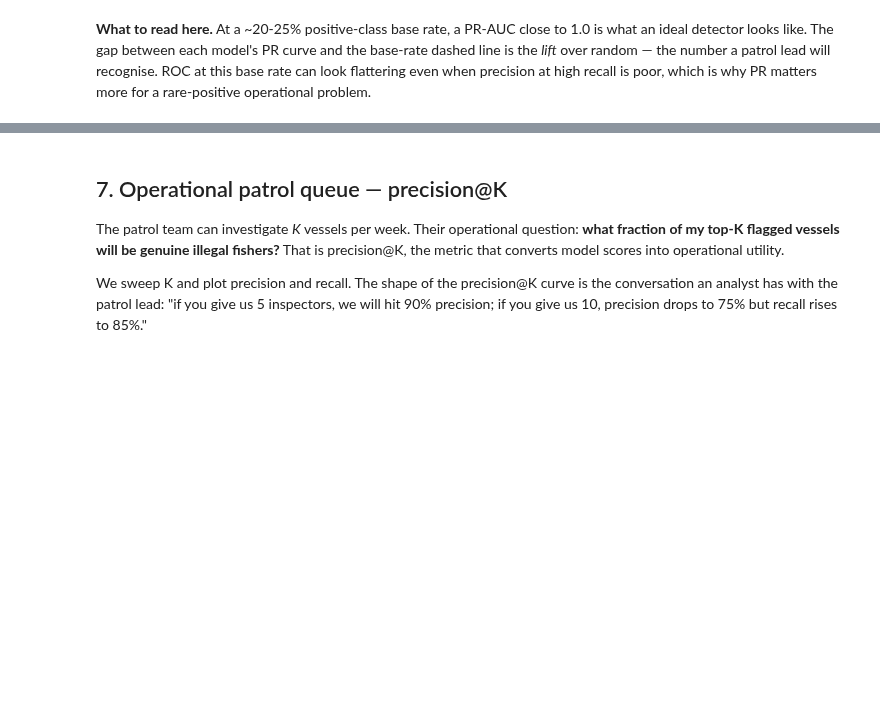
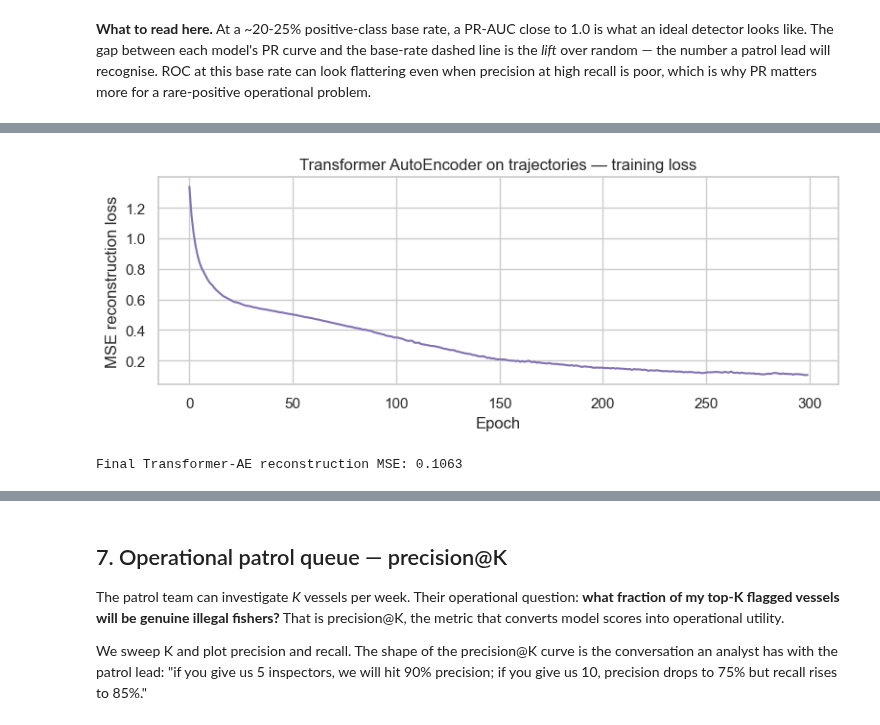
Before and after one commit to DiogoRibeiro7/ds-projects-portfolio, a Jupyter notebook: notebooks/maritime_illegal_fishing_detection.ipynb, the cells around one changed output, grey strips where cells are left out. Drawn from its saved outputs; the diff is of its cells as text; code cells hidden in the pictures; blank space fills up the shorter version.

```diff
--- a/notebooks/maritime_illegal_fishing_detection.ipynb
+++ b/notebooks/maritime_illegal_fishing_detection.ipynb
@@ -442,0 +736,67 @@ HistGBC (supervised, held-out test only) ROC-AUC=0.978  PR-AUC=0.917
+# %%
+# --- Transformer AutoEncoder on the same daily-resampled trajectories ---
+# Small encoder-decoder: input-proj -> positional encoding -> encoder layers -> bottleneck -> decoder layers -> output-proj.
+# Same trajectory tensor as the LSTM-AE; direct head-to-head comparison.
+
+torch.manual_seed(19)
+
+
+class TransformerAE(nn.Module):
+    def __init__(self, n_feats: int, d_model: int = 32, nhead: int = 4, num_layers: int = 2, seq_len: int = SEQ_LEN, latent: int = 16):
+        super().__init__()
+        self.seq_len = seq_len
+        self.d_model = d_model
+        self.input_proj = nn.Linear(n_feats, d_model)
+        self.pos_encoding = nn.Parameter(torch.zeros(1, seq_len, d_model))
+        encoder_layer = nn.TransformerEncoderLayer(
+            d_model=d_model, nhead=nhead, dim_feedforward=64, batch_first=True, dropout=0.1
+        )
+        self.encoder = nn.TransformerEncoder(encoder_layer, num_layers=num_layers)
+        self.to_latent = nn.Linear(d_model * seq_len, latent)
+        self.from_latent = nn.Linear(latent, d_model * seq_len)
+        decoder_layer = nn.TransformerEncoderLayer(
+            d_model=d_model, nhead=nhead, dim_feedforward=64, batch_first=True, dropout=0.1
+        )
+        self.decoder = nn.TransformerEncoder(decoder_layer, num_layers=num_layers)
+        self.output_proj = nn.Linear(d_model, n_feats)
+
+    def forward(self, x: torch.Tensor) -> torch.Tensor:
+        B, T, _ = x.shape
+        h = self.input_proj(x) + self.pos_encoding
+        h = self.encoder(h)
+        z = self.to_latent(h.reshape(B, -1))
+        h2 = self.from_latent(z).reshape(B, T, self.d_model)
+        h2 = self.decoder(h2)
+        return self.output_proj(h2)
+
+
+tr_ae = TransformerAE(n_feats=len(SEQ_FEATS))
+opt = torch.optim.Adam(tr_ae.parameters(), lr=3e-3)
+tr_losses = []
+for epoch in range(300):
+    tr_ae.train()
+    opt.zero_grad()
+    recon = tr_ae(seqs_tensor)
+    loss = ((recon - seqs_tensor) ** 2).mean()
+    loss.backward()
+    opt.step()
+    tr_losses.append(float(loss.item()))
+
+tr_ae.eval()
+with torch.no_grad():
+    recon = tr_ae(seqs_tensor)
+    tr_per_vessel_mse = ((recon - seqs_tensor) ** 2).mean(dim=(1, 2)).numpy()
+features["transformer_ae_score"] = tr_per_vessel_mse
+
+plt.figure(figsize=(8, 3.2))
+plt.plot(tr_losses, color="#8172B2")
+plt.xlabel("Epoch")
+plt.ylabel("MSE reconstruction loss")
+plt.title("Transformer AutoEncoder on trajectories — training loss")
+plt.tight_layout()
+plt.show()
+
+print(f"Final Transformer-AE reconstruction MSE: {tr_losses[-1]:.4f}")
+# %% [output]
+[figure, added]
+Final Transformer-AE reconstruction MSE: 0.1063
```
Also changed, not shown: parts of 11 cells of this notebook.
